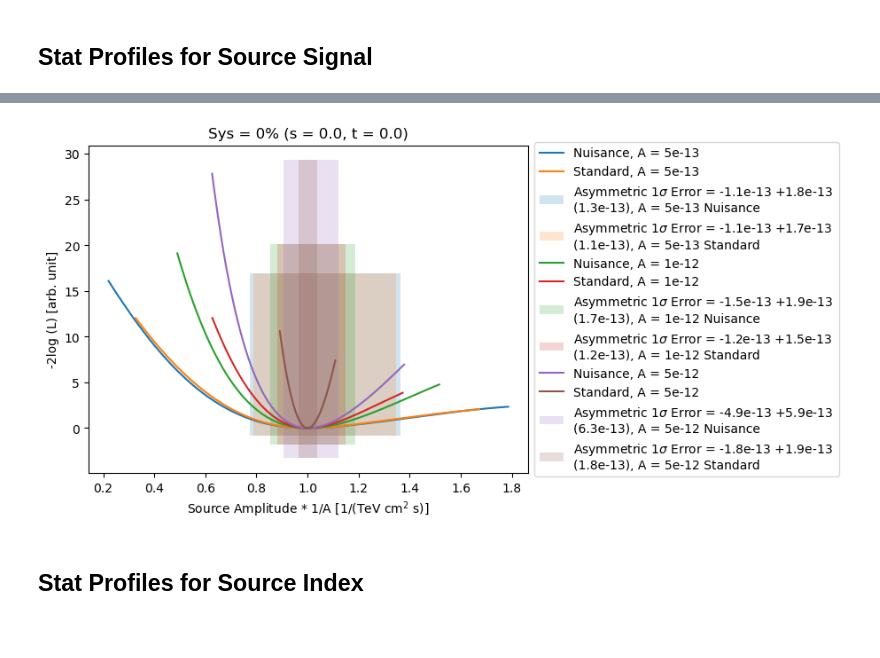
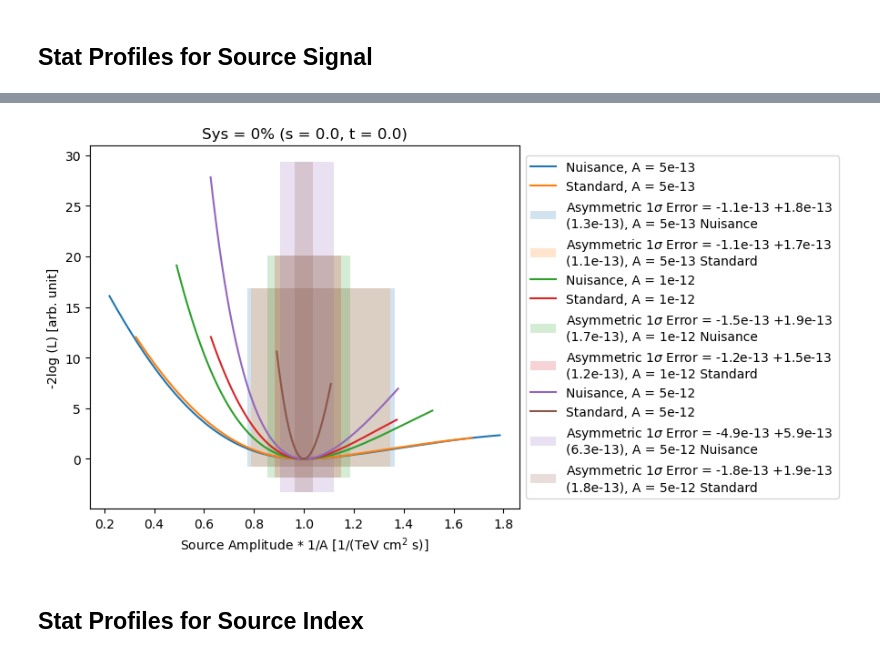
Before and after one commit to LudwigPeschik/nuisance_summary, a Jupyter notebook: Eff_area/5b_stat_scan_amplitudes_at_zero_shift_tilt.ipynb, the cells around one changed output, grey strips where cells are left out. Drawn from its saved outputs; the diff is of its cells as text; code cells hidden in the pictures; blank space fills up the shorter version.

Commit message:
Better Plots

```diff
--- a/Eff_area/5b_stat_scan_amplitudes_at_zero_shift_tilt.ipynb
+++ b/Eff_area/5b_stat_scan_amplitudes_at_zero_shift_tilt.ipynb
@@ -388,5 +389,5 @@ Wall time: 10 ms
 # %%
-fig = plt.figure()
+fig = plt.figure(figsize = (9,5))
 start = 1
 for i, a in enumerate(amplitude_array[start:]):
     with open(f'data/5b_scan_amplitude_N_A{a}_zero.yaml') as file:
@@ -410,35 +411,36 @@ for i, a in enumerate(amplitude_array[start:]):
 
 #    min_, er = ul_N_a.likelihood_error()
 #    min_ = min_[0]; er = er[0]
 #    ax = plt.gca()
 #    ylim= ax.get_ylim()
 #    ax.fill_between(  [(min_-er)*a**(-1), (min_+ er)*a**(-1)], ylim[0], ylim[1], alpha = 0.2,
 #                    label = f'1$\sigma$ error = {er:.2} ({amplitude_err_N:.2}), A = {a} 1/(TeV cm$^2$ s)')
 #    min_, er = ul_a.likelihood_error() #min_, er, upp = ul.likelihood_upper()
 #    min_ = min_[0]; er = er[0]
 #    ax.fill_between(  [(min_-er)*a**(-1), (min_+ er)*a**(-1)], ylim[0], ylim[1],  alpha = 0.2,
 #                    label = f'1$\sigma$ error = {er:.2} ({amplitude_err:.2}), A = {a} 1/(TeV cm$^2$ s)')
 
     min_, er_neg, er_pos = ul_N_a.likelihood_error_asymmetric()
     min_ = min_[0]; er_neg = er_neg[0]; er_pos = er_pos[0];
     ax = plt.gca()
     ylim= ax.get_ylim()
     ax.fill_between(  [(min_-er_neg)*a**(-1), (min_+ er_pos)*a**(-1)], ylim[0], ylim[1], alpha = 0.2,
                     label = f'Asymmetric 1$\sigma$ Error = -{er_neg:.2} +{er_pos:.2} \n({amplitude_err_N:.2}), A = {a} Nuisance')
     min_, er_neg, er_pos = ul_a.likelihood_error_asymmetric()
     min_ = min_[0]; er_neg = er_neg[0]; er_pos = er_pos[0];
     ax.fill_between(  [(min_-er_neg)*a**(-1), (min_+ er_pos)*a**(-1)], ylim[0], ylim[1],  alpha = 0.2,
                     label = f'Asymmetric 1$\sigma$ Error = -{er_neg:.2} +{er_pos:.2} \n({amplitude_err:.2}), A = {a} Standard')
 
 plt.xlabel("Source Amplitude * 1/A [1/(TeV cm$^2$ s)]")
 plt.ylabel("-2log (L) [arb. unit]")
 plt.legend(loc='center left', bbox_to_anchor=(1, 0.5))
 #plt.ylim(ylim[0], ylim[1]-25)
 plt.title(f"Sys = 0% (s = {shift_neg}, t = {tilt_neg})")
+plt.tight_layout()
 
-fig.savefig("plots/5b_stat_scan_amplitude_zero.png")
+fig.savefig("plots/5b_stat_scan_amplitude_zero.pdf")
 # %% [output]
-[figure, old version]
+[figure, new version]
 # %% [markdown]
 ## Stat Profiles for Source Index
 # %%
```
Also changed, not shown: parts of 14 cells of this notebook, 32 other files.
